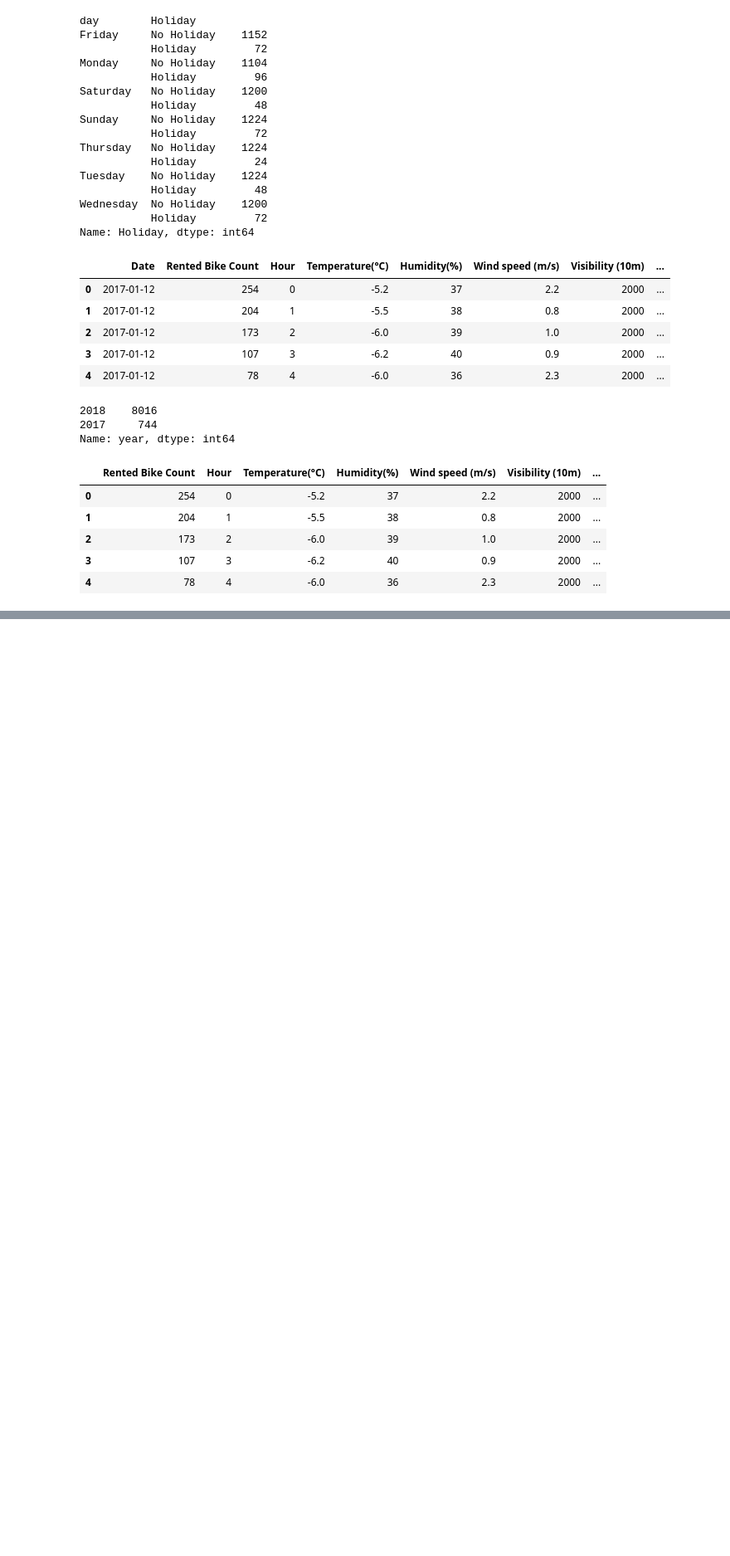
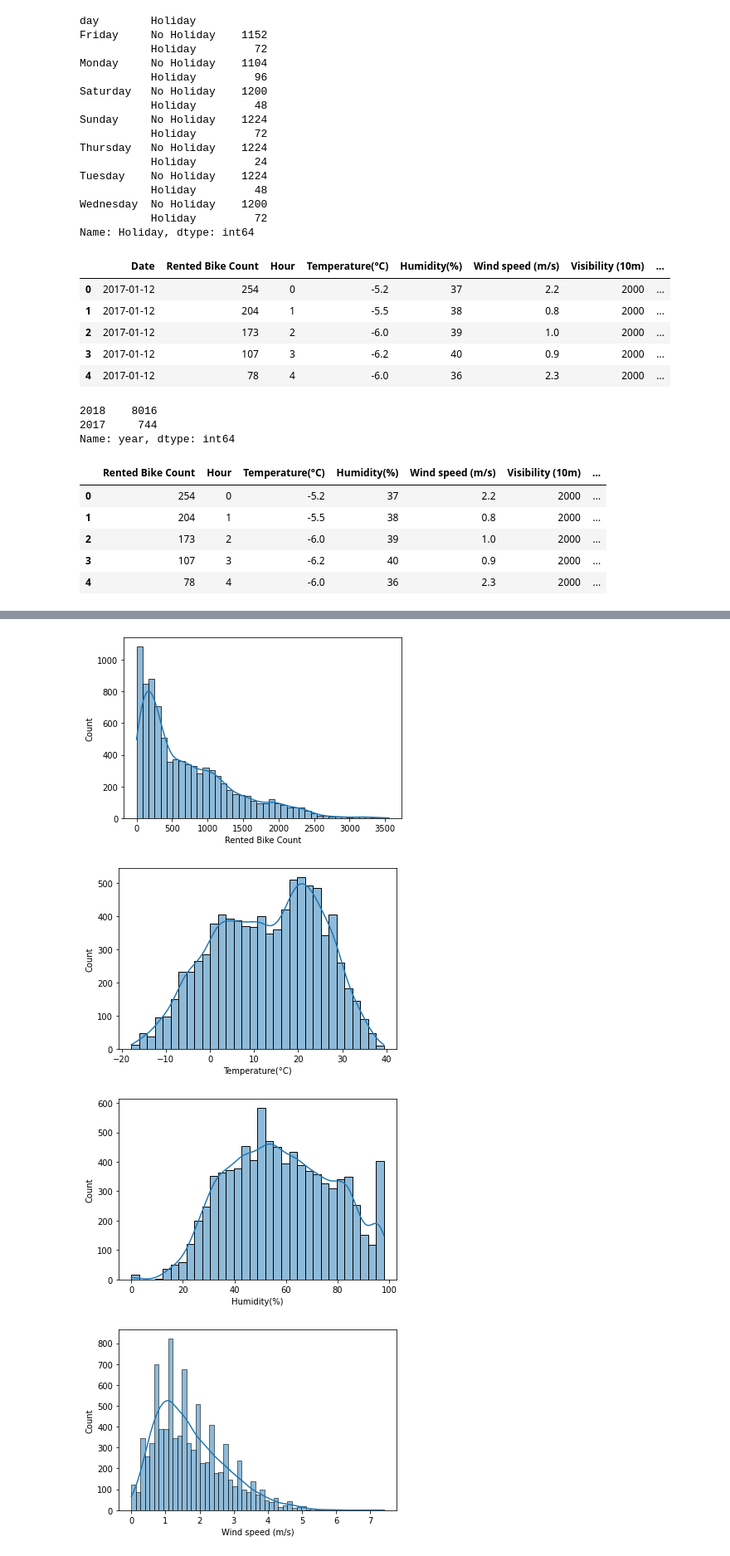
Before and after one commit to josevypz/EDA-Telecom-churn, a Jupyter notebook: seoulbikedata.ipynb, the cells around one changed output, grey strips where cells are left out. Shown at 83% size. Cells and saved outputs as stored; diff of their text form; code cells hidden in the pictures; blank space fills up the shorter version.

```diff
--- a/seoulbikedata.ipynb
+++ b/seoulbikedata.ipynb
@@ -193,0 +257,11 @@ array([ 0,  1,  2,  3,  4,  5,  6,  7,  8,  9, 10, 11, 12, 13, 14, 15, 16,
+# %%
+numerical_columns = list(df.describe().columns)
+# %%
+for i in numerical_columns:
+  plt.subplots()
+  sns.histplot(df[i],kde = True)
+# %% [output]
+[figure, added]
+[figure, added]
+[figure, added]
+[figure, added]
```
Also changed, not shown: parts of 29 cells of this notebook.
